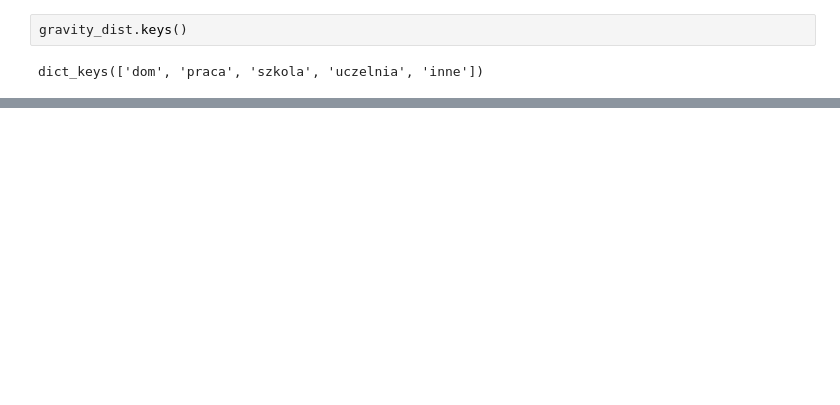
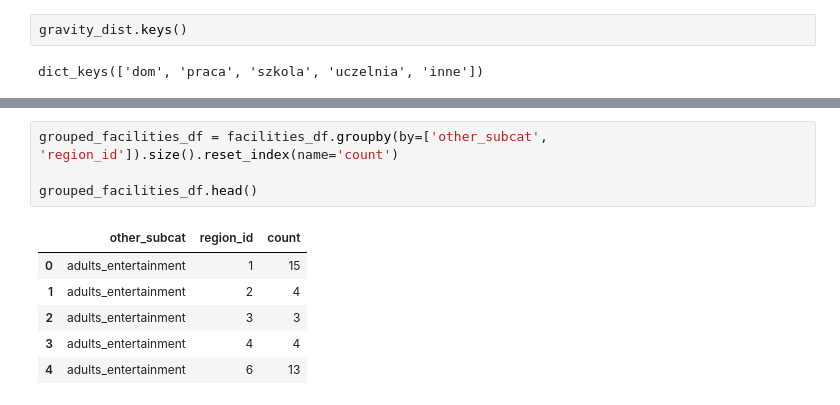
Before and after one commit to AgataSkibinska/urban-mobility-project, a Jupyter notebook: notebooks/mc_travel_planning/gravity_dist.ipynb, the cells around one changed output, grey strips where cells are left out. Saved outputs shown, nothing was run; the diff lists cells and outputs as text; blank space fills up the shorter version.

```diff
--- a/notebooks/mc_travel_planning/gravity_dist.ipynb
+++ b/notebooks/mc_travel_planning/gravity_dist.ipynb
@@ -147,0 +225,11 @@ dest_type = load_object(name=dest_type_file, in_dir=data_dir)
+# %%
+grouped_facilities_df = facilities_df.groupby(by=['other_subcat', 'region_id']).size().reset_index(name='count')
+
+grouped_facilities_df.head()
+# %% [output]
+|  | other_subcat | region_id | count |
+| 0 | adults_entertainment | 1 | 15 |
+| 1 | adults_entertainment | 2 | 4 |
+| 2 | adults_entertainment | 3 | 3 |
+| 3 | adults_entertainment | 4 | 4 |
+| 4 | adults_entertainment | 6 | 13 |
```
Also changed, not shown: parts of 27 cells of this notebook, 3 other files.
